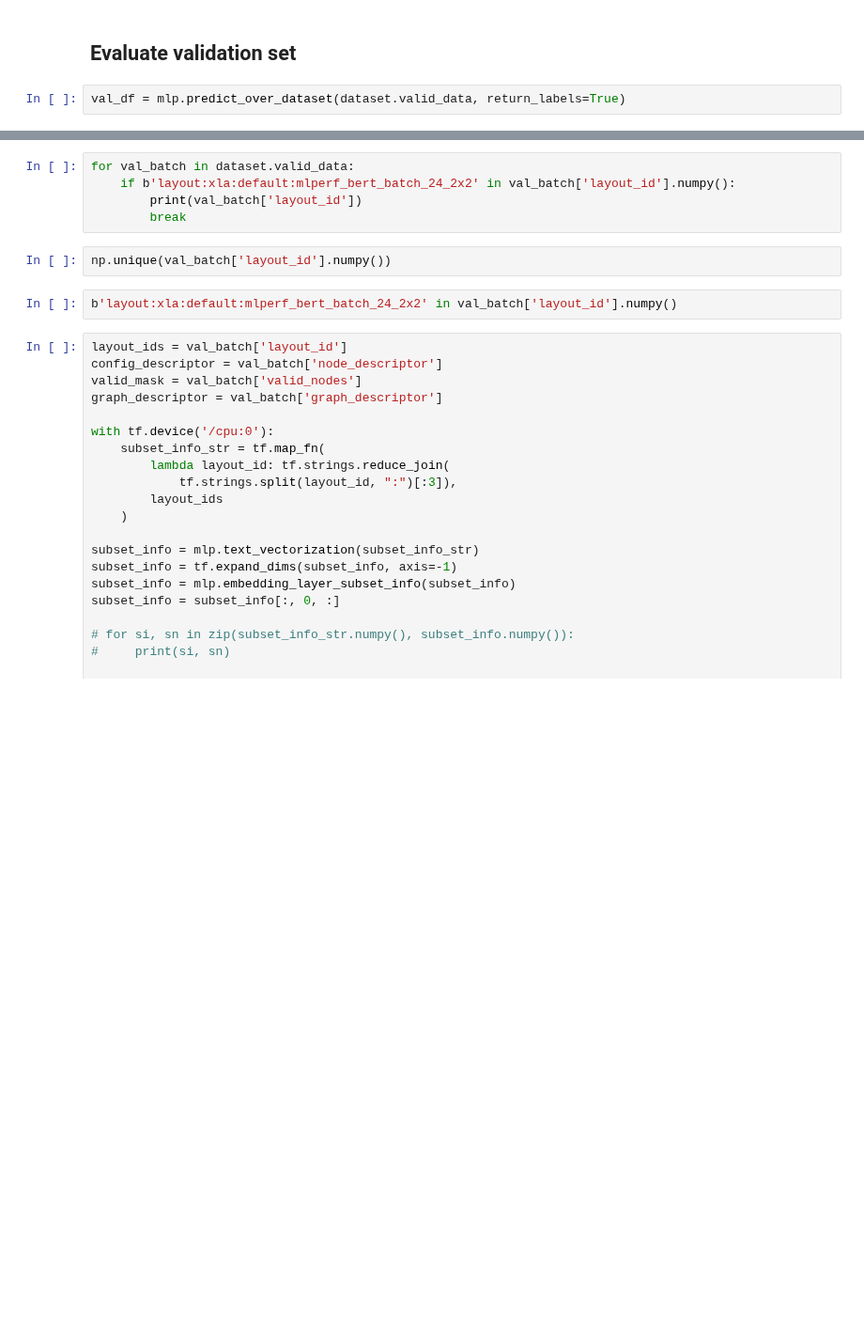
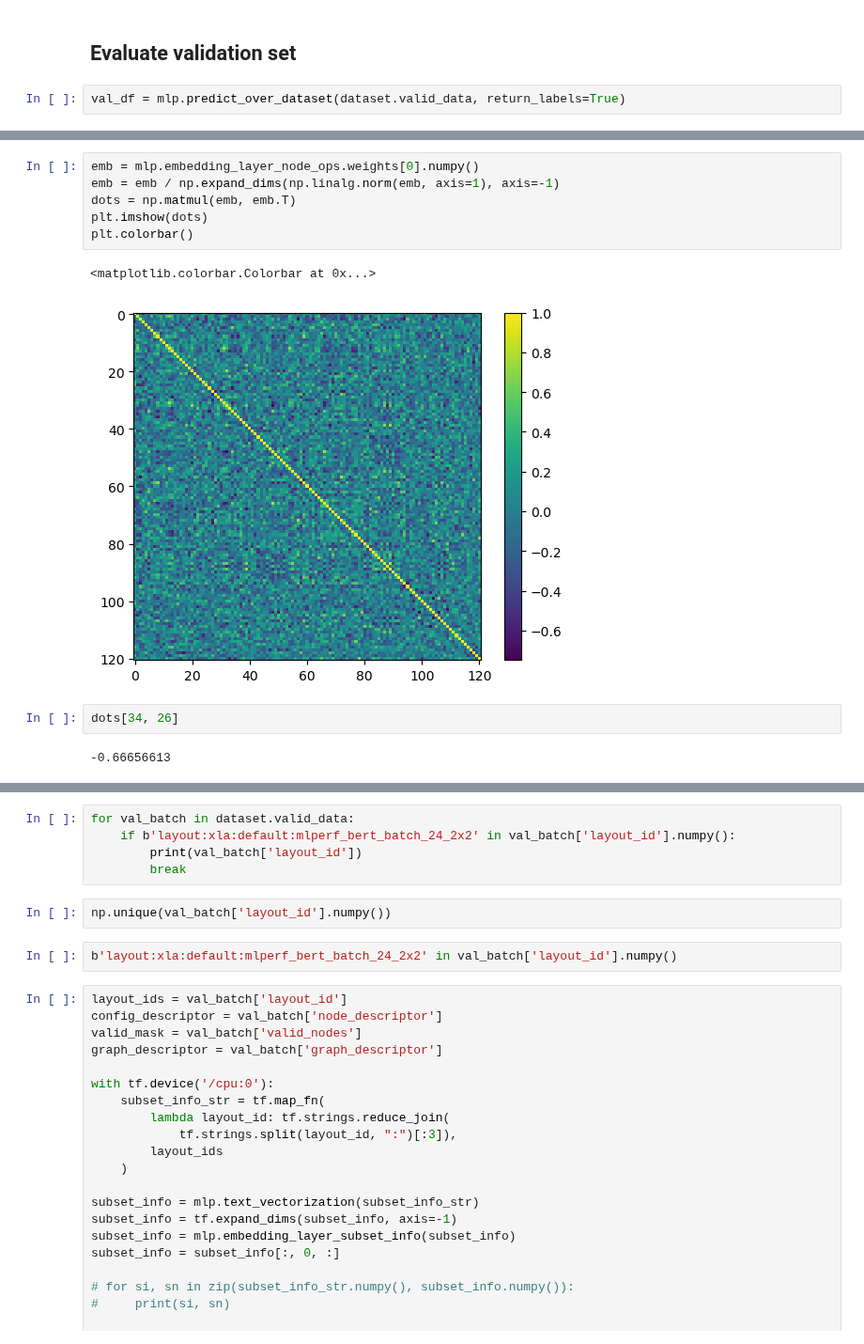
Before and after one commit to ignacioreyes/kaggle_model_runtime, a Jupyter notebook: train_layout.ipynb, the cells around one changed output, grey strips where cells are left out. Shown at 94% size. Drawn from its saved outputs; the diff is of its cells as text; blank space fills up the shorter version.

```diff
--- a/train_layout.ipynb
+++ b/train_layout.ipynb
@@ -128,0 +150,13 @@ Text(0.5, 1.0, "b'layout:nlp:random:small_bert_bert_en_uncased_L-6_H-256_A-4_bat
+# %%
+emb = mlp.embedding_layer_node_ops.weights[0].numpy()
+emb = emb / np.expand_dims(np.linalg.norm(emb, axis=1), axis=-1)
+dots = np.matmul(emb, emb.T)
+plt.imshow(dots)
+plt.colorbar()
+# %% [output]
+<matplotlib.colorbar.Colorbar at 0x...>
+[figure, added]
+# %%
+dots[34, 26]
+# %% [output]
+-0.66656613
```
Also changed, not shown: parts of 13 cells of this notebook, 3 other files.
